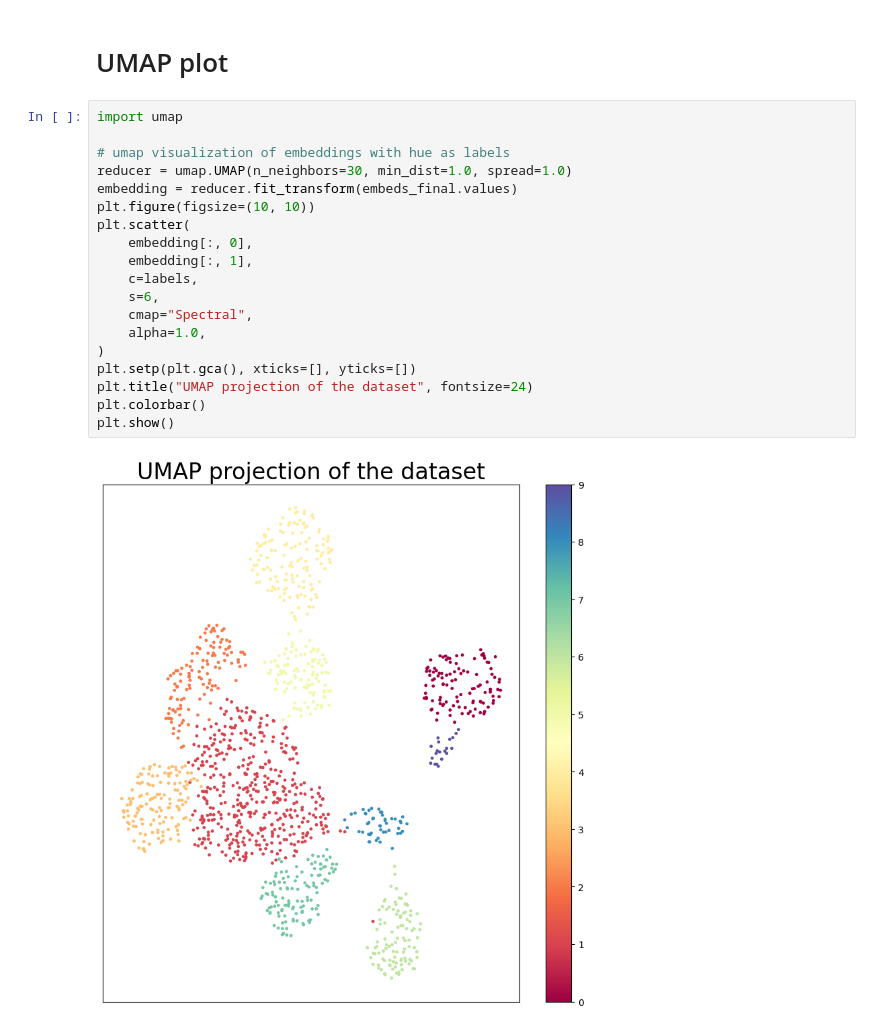
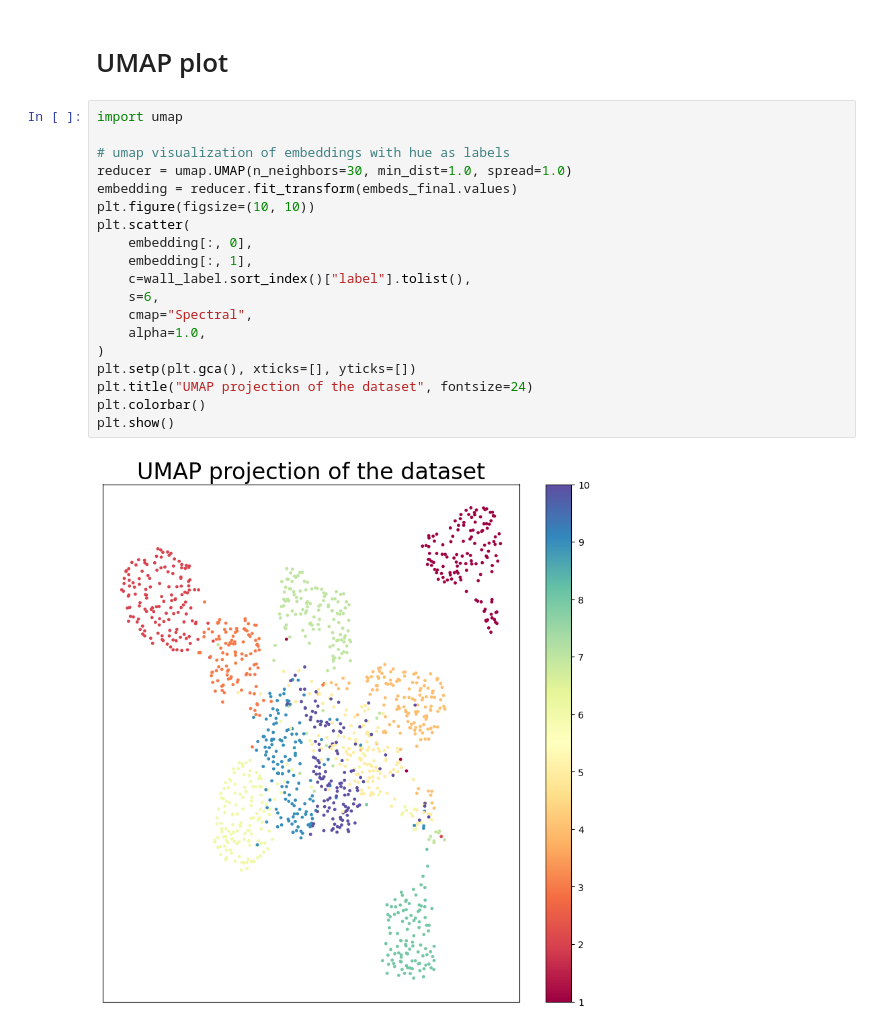
Before and after one commit to bowang-lab/IntegrAO, a Jupyter notebook: tutorials/simulated_butterfly.ipynb, the cells around one changed output. Saved outputs shown, nothing was run; the diff lists cells and outputs as text.

```diff
--- a/tutorials/simulated_butterfly.ipynb
+++ b/tutorials/simulated_butterfly.ipynb
@@ -129,21 +145,21 @@ NameError: name 'snf2' is not defined
 # %%
 import umap
 
 # umap visualization of embeddings with hue as labels
 reducer = umap.UMAP(n_neighbors=30, min_dist=1.0, spread=1.0)
 embedding = reducer.fit_transform(embeds_final.values)
 plt.figure(figsize=(10, 10))
 plt.scatter(
     embedding[:, 0],
     embedding[:, 1],
-    c=labels,
+    c=wall_label.sort_index()["label"].tolist(),
     s=6,
     cmap="Spectral",
     alpha=1.0,
 )
 plt.setp(plt.gca(), xticks=[], yticks=[])
 plt.title("UMAP projection of the dataset", fontsize=24)
 plt.colorbar()
 plt.show()
 # %% [output]
-[figure, old version]
+[figure, new version]
```
Also changed, not shown: parts of 2 cells of this notebook.
